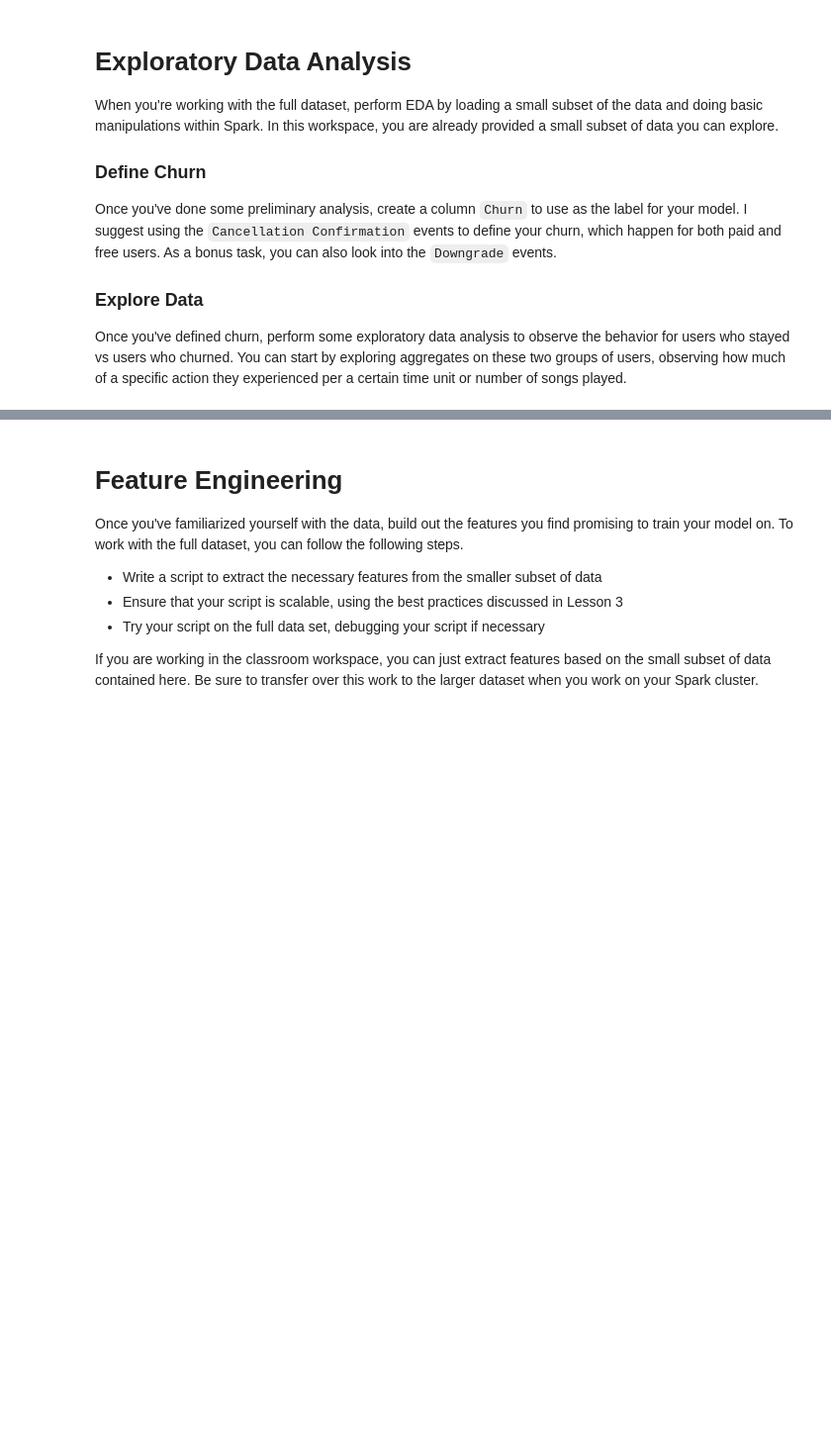
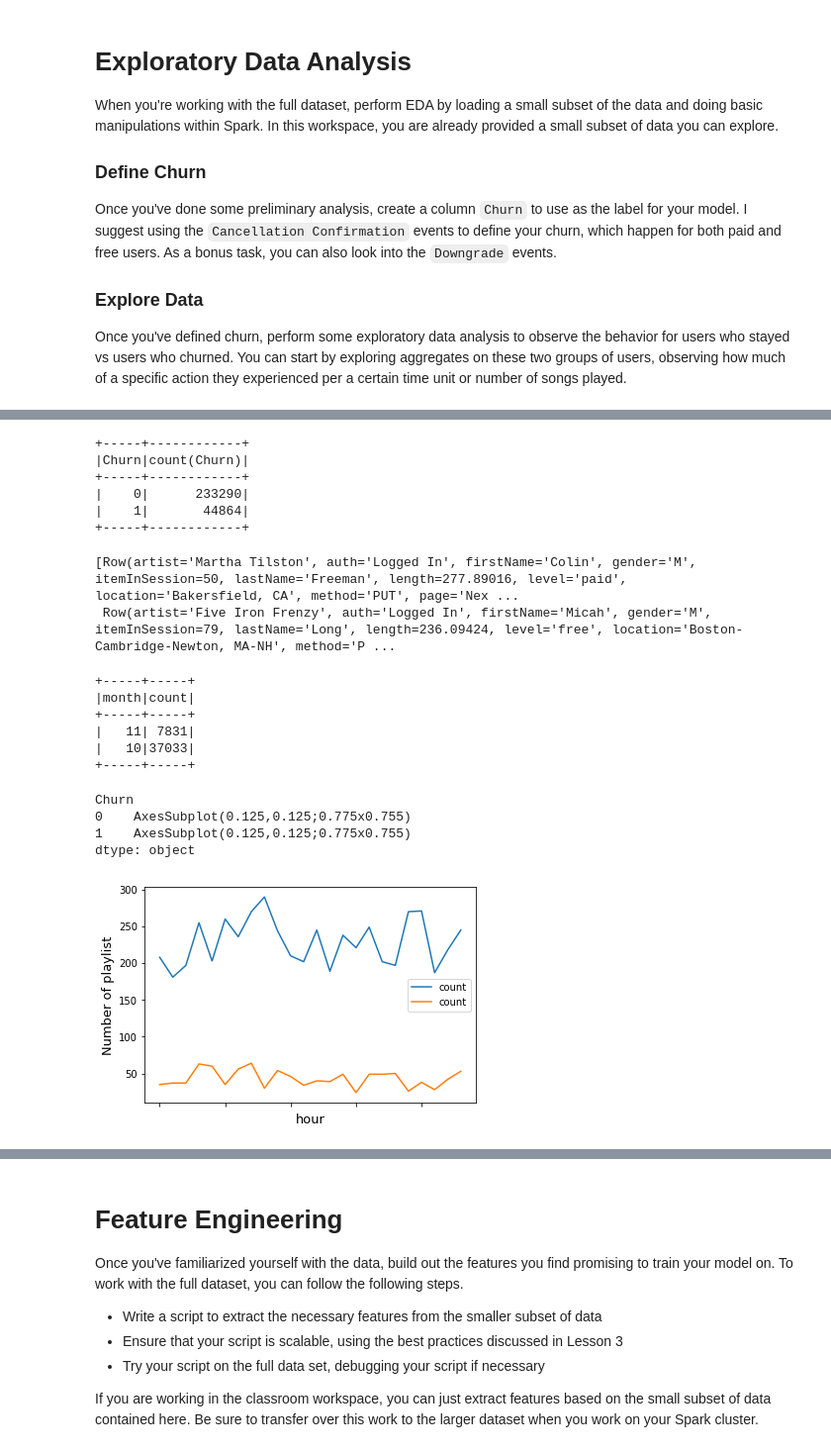
Before and after one commit to uzair123/sparkify_music_app, a Jupyter notebook: Sparkify.ipynb, the cells around one changed output, grey strips where cells are left out. Shown: that part at 99% size. Cells and saved outputs as stored; diff of their text form; code cells hidden in the pictures; blank space fills up the shorter version.

```diff
--- a/Sparkify.ipynb
+++ b/Sparkify.ipynb
@@ -72,0 +342,5 @@ Once you've defined churn, perform some exploratory data analysis to observe the
+# %%
+get_churn_users = udf(lambda x: 1 if( x in churned_users) else 0)
+set_churn       = udf(lambda x: 1 if x == "Cancellation Confirmation" else 0)
+# %%
+user_log = user_log.withColumn('Churn', get_churn_users("userId"))
@@ -72,0 +359,20 @@ Once you've defined churn, perform some exploratory data analysis to observe the
+# %%
+test = user_log.groupby(user_log.Churn).agg({"Churn":"count"})
+test.show()
+# %% [output]
++-----+------------+
+|Churn|count(Churn)|
++-----+------------+
+|    0|      233290|
+|    1|       44864|
++-----+------------+
+# %%
+get_hour = udf(lambda x: datetime.datetime.fromtimestamp(x / 1000.0). hour)
+get_month = udf(lambda x: datetime.datetime.fromtimestamp(x / 1000.0). month)
+user_log = user_log.withColumn("hour", get_hour(user_log.ts))
+user_log = user_log.withColumn("month", get_month(user_log.ts))
+# %%
+user_log.take(2)
+# %% [output]
+[Row(artist='Martha Tilston', auth='Logged In', firstName='Colin', gender='M', itemInSession=50, lastName='Freeman', length=277.89016, level='paid', location='Bakersfield, CA', method='PUT', page='Nex ...
+ Row(artist='Five Iron Frenzy', auth='Logged In', firstName='Micah', gender='M', itemInSession=79, lastName='Long', length=236.09424, level='free', location='Boston-Cambridge-Newton, MA-NH', method='P ...
@@ -72,0 +381,37 @@ Once you've defined churn, perform some exploratory data analysis to observe the
+# %%
+thumbs_up = user_log.filter(user_log.page == "Thumbs Up").groupby(user_log.Churn, user_log.hour ).count()
+thumbs_dn = user_log.filter(user_log.page == "Thumbs Down").groupby(user_log.Churn,user_log.hour ).count()
+advert = user_log.filter(user_log.page == "Roll Advert").groupby(user_log.Churn ,user_log.hour).count()
+playlist = user_log.filter(user_log.page == "Add to Playlist").groupby(user_log.Churn,user_log.hour ).count()
+downgrade = user_log.filter(user_log.page == "Downgrade").groupby(user_log.Churn,user_log.hour).count()
+downgrade_month = user_log.filter(user_log.page == "Downgrade").groupby(user_log.Churn,user_log.month).count()
+upgrade_month = user_log.filter(user_log.page == "Upgrade").groupby(user_log.Churn, user_log.month ).count()
+ns = user_log.filter(user_log.page == "NextSong").groupby(user_log.Churn, user_log.month ).count()
+c = user_log.filter(user_log.Churn == "1").groupby(user_log.month ).count()
+
+#for i in churned_users:
+#    c = user_log.select('userId', 'month').filter(user_log.userId == i)
+#c = user_log.select('month').filter(user_log.Churn == "1").dropDuplicates().count()
+#c.select('userId').dropDuplicates().show()
+#.groupby(user_log.Churn == 'true').count()
+c.show()
+# %% [output]
++-----+-----+
+|month|count|
++-----+-----+
+|   11| 7831|
+|   10|37033|
++-----+-----+
+# %%
+plist = playlist.toPandas()
+plist.head()
+ax = plt.gca()
+ax.set_xlabel('Hours from 0-24', fontsize=13)
+ax.set_ylabel('Number of playlist', fontsize= 13)
+plist.groupby('Churn').plot(x='hour', y='count', use_index=True , ax=ax)
+# %% [output]
+Churn
+0    AxesSubplot(0.125,0.125;0.775x0.755)
+1    AxesSubplot(0.125,0.125;0.775x0.755)
+dtype: object
+[figure, added]
```
Also changed, not shown: parts of 86 cells of this notebook, 1 other file.
